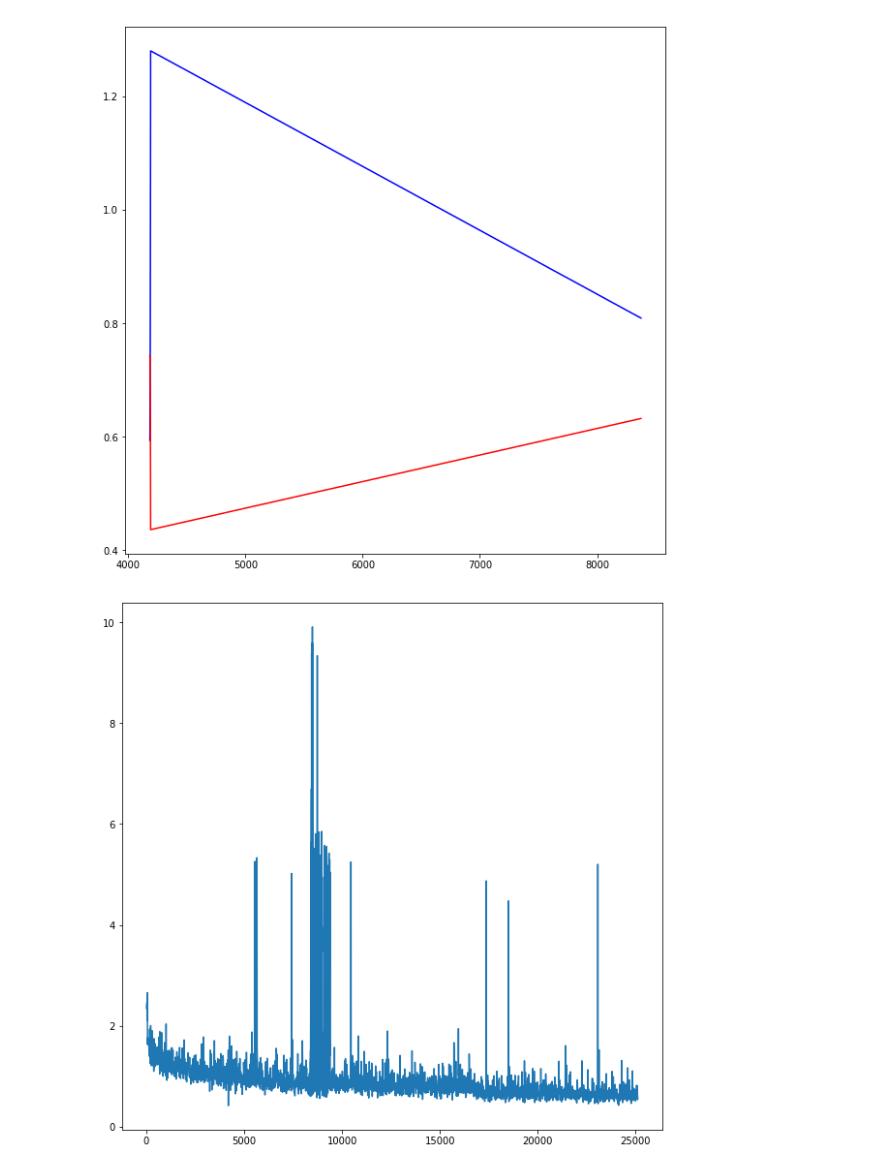
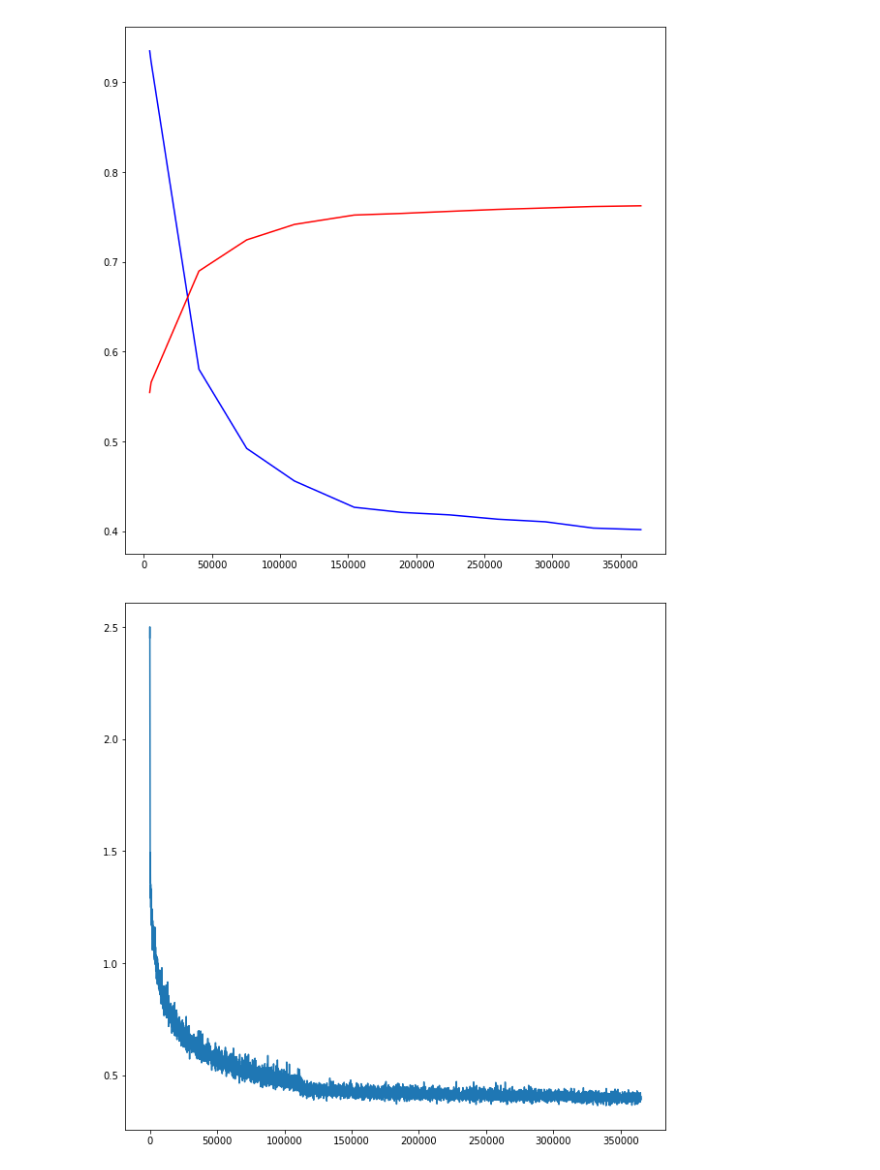
Before and after one commit to Justdjent/mapping_challenge, a Jupyter notebook: mapping-challenge-starter-kit/check_loss.ipynb, the cells around one changed output. Drawn from its saved outputs; the diff is of its cells as text; code cells hidden in the pictures.

```diff
--- a/mapping-challenge-starter-kit/check_loss.ipynb
+++ b/mapping-challenge-starter-kit/check_loss.ipynb
@@ -22,13 +22,13 @@ def plot_loss(path):
         plt.plot(losses[:,1], losses[:,0])
         plt.show()
 # %%
-plot_valid_loss('../unet/runs/debug/train_0.log')
+plot_valid_loss('/home/user/Downloads/runs/debug/train_0.log')
 # %% [output]
-[figure, old version]
+[figure, new version]
 # %%
-plot_loss('../unet/runs/debug/train_0.log')
+plot_loss('/home/user/Downloads/runs/debug/train_0.log')
 # %% [output]
-[figure, old version]
+[figure, new version]
 # %%
 def save_valid_results(inputs, targets, outputs, idx, epoch):
     fig = plt.figure(figsize=(10, 10))
```
Also changed, not shown: 3 other files.
